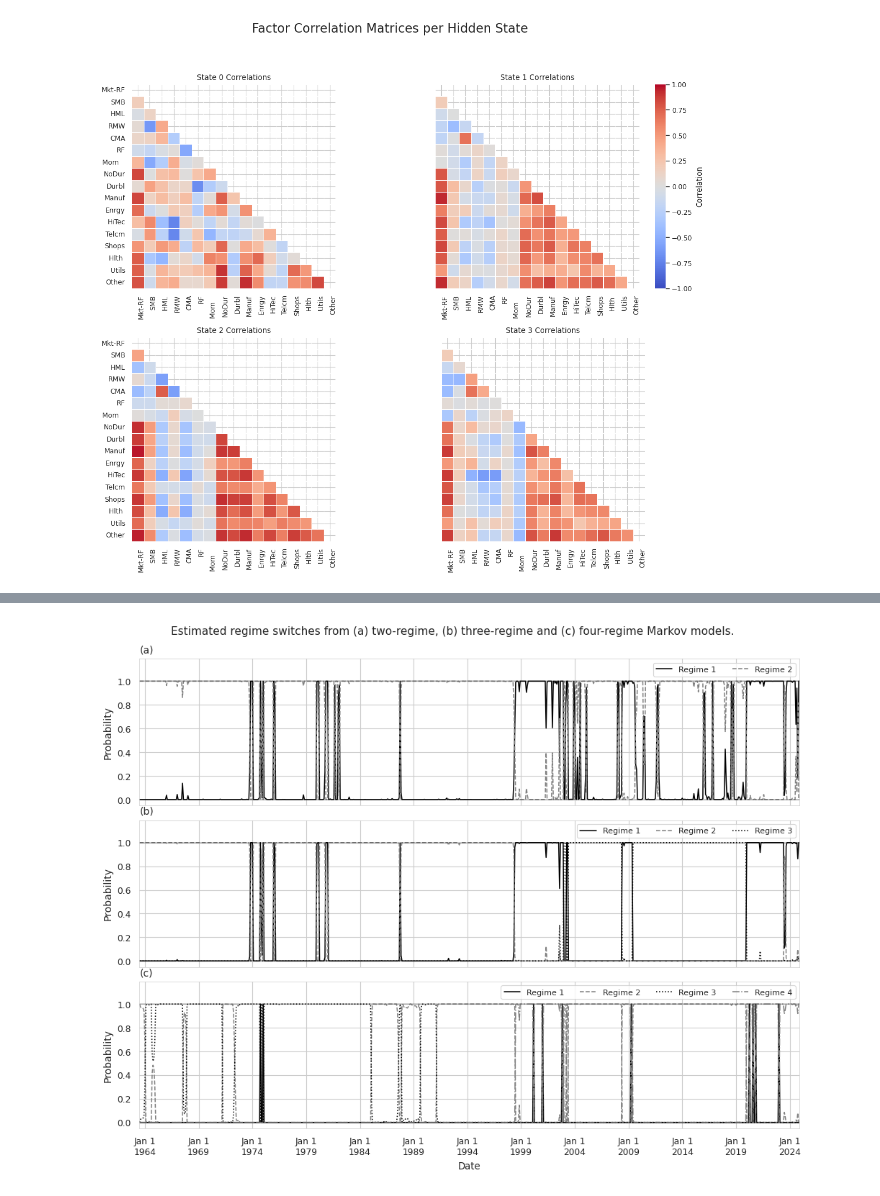
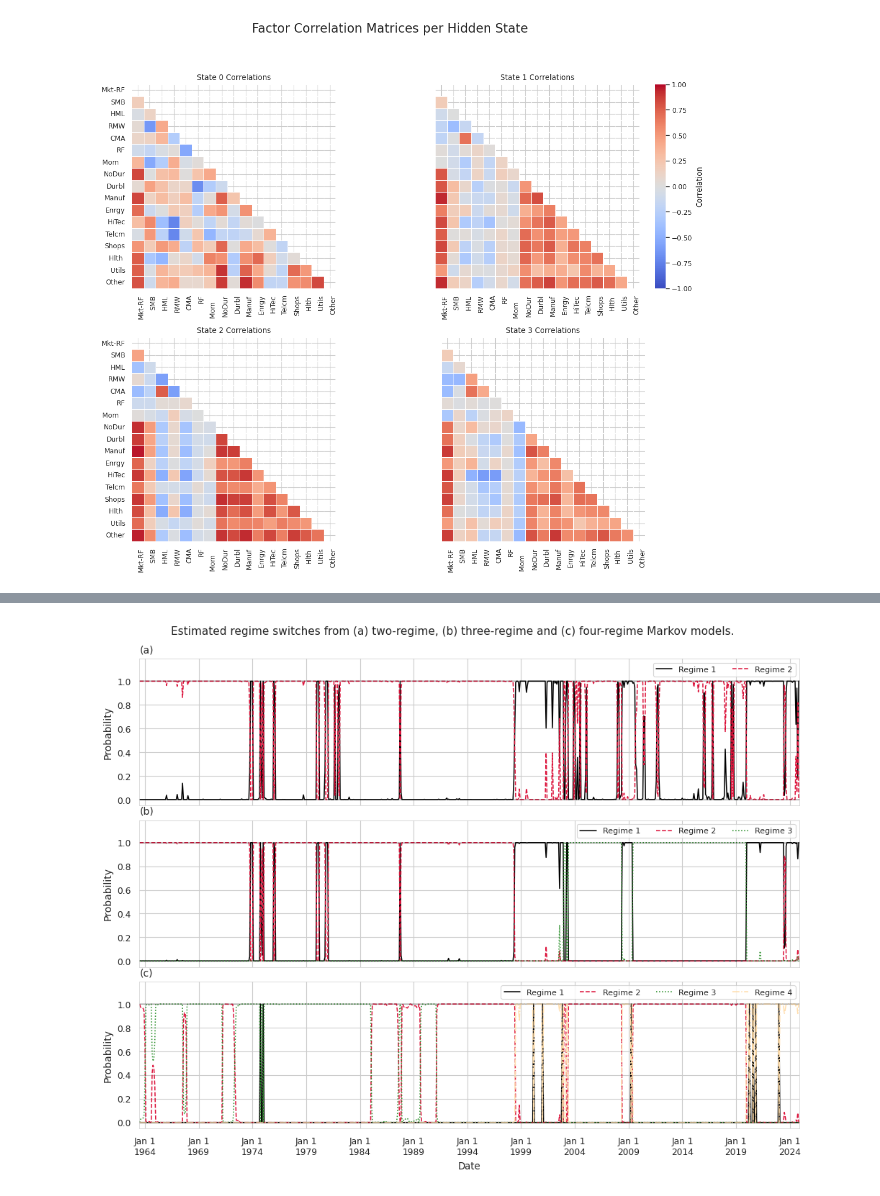
Before and after one commit to evucelic/HMM-Market-Regime-Estimation, a Jupyter notebook: fama_french_HMM.ipynb, the cells around one changed output, grey strips where cells are left out. Saved outputs shown, nothing was run; the diff lists cells and outputs as text; code cells hidden in the pictures.

Commit message:
Add colors to probs graph

```diff
--- a/fama_french_HMM.ipynb
+++ b/fama_french_HMM.ipynb
@@ -497,7 +476,7 @@ fig.text(0.5, 0.95, 'Estimated regime switches from (a) two-regime, (b) three-re
          ha='center', fontsize=11)
 
 line_styles = ['-', '--', ':', '-.']
-colors = ['black', 'gray', 'black', 'gray']
+colors = ['black', 'crimson', 'forestgreen', 'navajowhite']
 
 titles = ['(a)', '(b)', '(c)']
 probs = [state_probs_2, state_probs_3, state_probs_4]
@@ -518,34 +497,34 @@ for i, (ax, prob, n_regime) in enumerate(zip(axes, probs, n_regimes)):
         )
 
     ax.legend(loc='upper right', ncol=n_regime, frameon=True, fontsize="small")
 
     ax.set_ylim(-0.05, 1.19)
     ax.set_ylabel('Probability', fontsize=10)
 
     ax.set_xlim(model_parameters_df.index[0], model_parameters_df.index[-1])
 
     ax.axhline(y=0, color='black', linestyle='-', alpha=0.2)
     ax.axhline(y=1, color='black', linestyle='-', alpha=0.2)
 
 year_ticks = pd.date_range(start=model_parameters_df.index[0], end=model_parameters_df.index[-1], freq='5YS')
 axes[2].set_xticks(year_ticks)
 axes[2].set_xticklabels([f'Jan 1\n{date.year}' for date in year_ticks])
 
 sns.despine()
 
 for ax in axes:
     ax.spines['top'].set_visible(True)
     ax.spines['right'].set_visible(True)
     ax.spines['top'].set_linewidth(0.5)
     ax.spines['right'].set_linewidth(0.5)
     ax.spines['left'].set_linewidth(0.5)
     ax.spines['bottom'].set_linewidth(0.5)
 
 plt.tight_layout(rect=[0, 0, 1, 0.95])
 plt.subplots_adjust(hspace=0.1)
 plt.show()
 # %% [output]
-[figure, old version]
+[figure, new version]
 # %%
 # TODO spremiti model s najboljim LL i vidjeti jesu li uvijek slična stanja
 # TODO provjeriti koliko se LL razlikuje između modela
```
Also changed, not shown: parts of 3 cells of this notebook, 1 other file.
